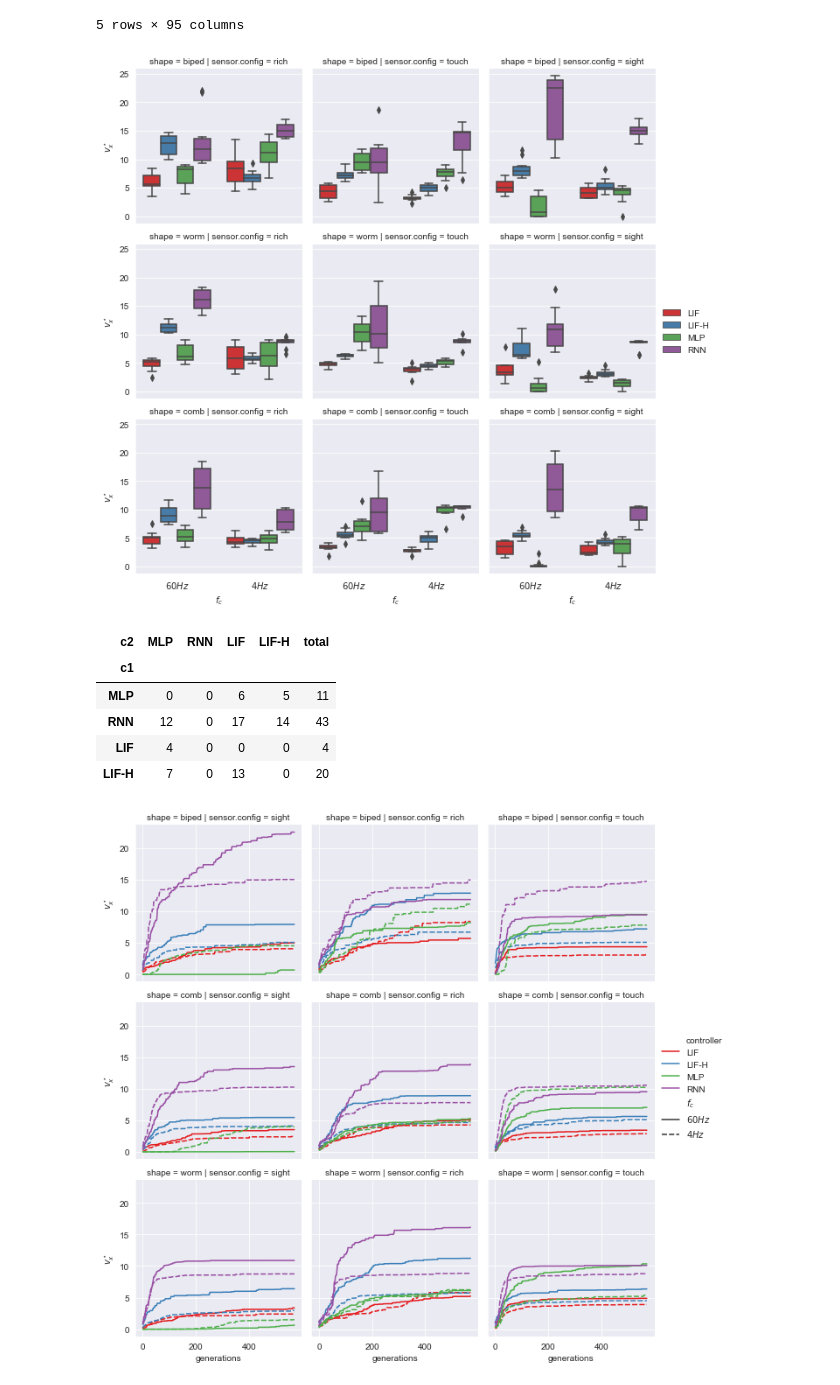
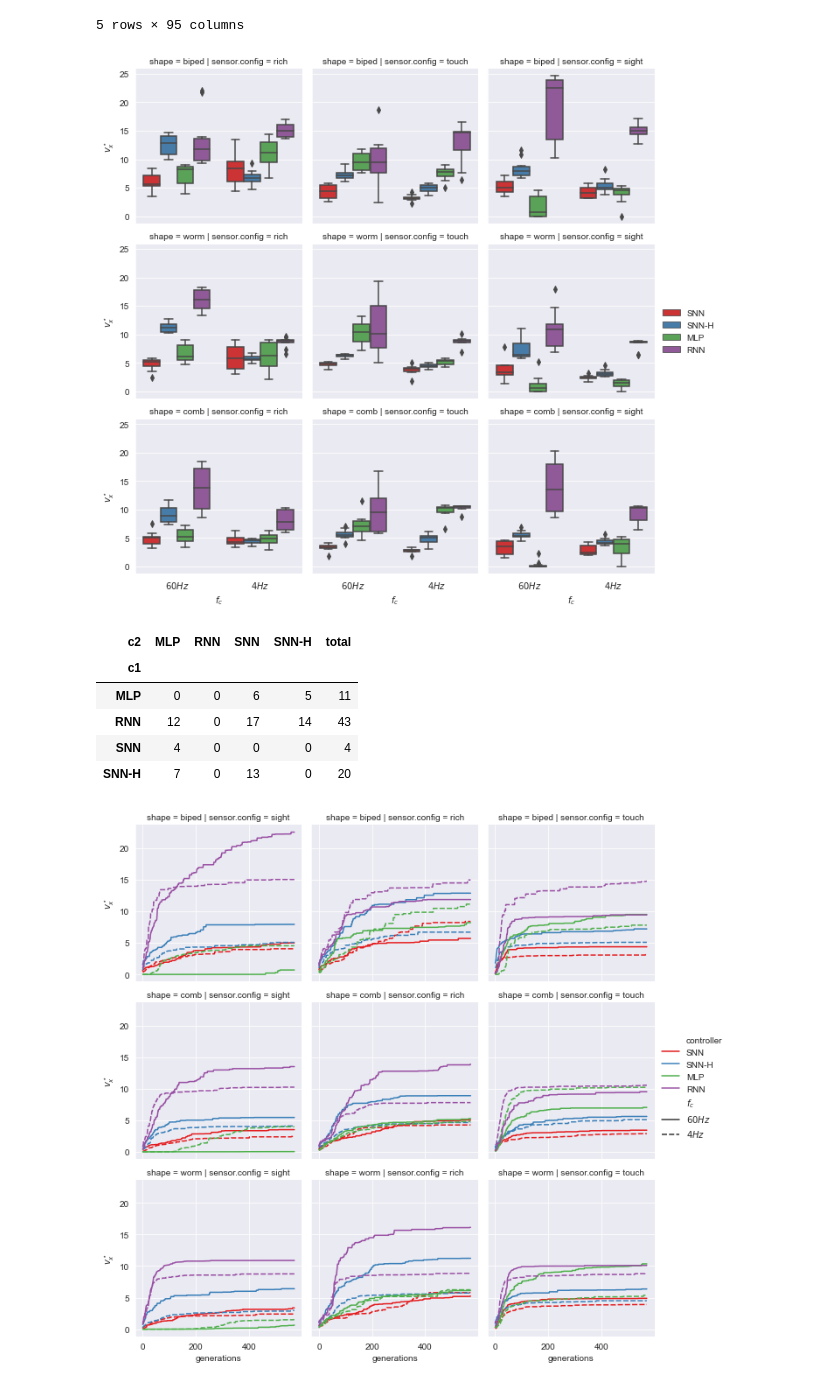
Before and after one commit to giorgia-nadizar/NeuralModelsVSR, a Jupyter notebook: results/data_analysis.ipynb, the cells around one changed output. Cells and saved outputs as stored; diff of their text form; code cells hidden in the pictures.

```diff
--- a/results/data_analysis.ipynb
+++ b/results/data_analysis.ipynb
@@ -11,6 +11,7 @@ from sklearn_extra.cluster import KMedoids
 # %%
 last = pd.read_csv("data/last.txt", sep=";")
 last["shape"] = last["shape"].apply(lambda x: x.split("-")[0])
+last["controller"] = last["controller"].apply(lambda x: x.replace("LIF", "SNN"))
 last["sensor.config"] = last["sensor.config"].apply(lambda x: x.split("-")[0].replace("spinedTouchSighted", "rich"))
 last["step"] = last["step"].apply(lambda x: "step" if x == "T" else "no-step")
 last["$f_c$"] = last["step"].apply(lambda x: "$4Hz$" if x == "step" else "$60Hz$")
@@ -30,44 +31,44 @@ g.add_legend()
 g.set_ylabels("$v_x^\star$")
 plt.show()
 # %% [output]
-[figure, old version]
+[figure, new version]
 # %%
 alpha = 0.05 / 16
 
 shapes = last["shape"].unique()
 sensors = last["sensor.config"].unique()
 steps = last["step"].unique()
 controllers = last["controller"].unique()
 
 p_list = []
 
 for c1 in controllers:
   for c2 in controllers:
     counter = 0
     if c1 != c2:
       for shape in shapes:
         for sensor in sensors:
           for step in steps:
             v1 = last[(last["shape"] == shape) & (last["sensor.config"] == sensor) & (last["step"] == step) & (
                 last["controller"] == c1)]["best.fitness.fitness"].to_list()
             v2 = last[(last["shape"] == shape) & (last["sensor.config"] == sensor) & (last["step"] == step) & (
                 last["controller"] == c2)]["best.fitness.fitness"].to_list()
             if mannwhitneyu(v1, v2, alternative="greater").pvalue < alpha:
               counter += 1
     p_list.append({"c1": c1, "c2": c2, "n": counter})
 
 p_df = pd.DataFrame.from_dict(p_list)
 p_df = p_df.pivot(index="c1", columns=["c2"], values="n")
-p_df = p_df[["MLP", "RNN", "LIF", "LIF-H"]]
-p_df = p_df.reindex(["MLP", "RNN", "LIF", "LIF-H"])
-p_df["total"] = p_df["MLP"] + p_df["RNN"] + p_df["LIF"] + p_df["LIF-H"]
+p_df = p_df[["MLP", "RNN", "SNN", "SNN-H"]]
+p_df = p_df.reindex(["MLP", "RNN", "SNN", "SNN-H"])
+p_df["total"] = p_df["MLP"] + p_df["RNN"] + p_df["SNN"] + p_df["SNN-H"]
 p_df
 # %% [output]
-| c2 | MLP | RNN | LIF | LIF-H | total |
+| c2 | MLP | RNN | SNN | SNN-H | total |
 | c1 |  |  |  |  |  |
 | MLP | 0 | 0 | 6 | 5 | 11 |
 | RNN | 12 | 0 | 17 | 14 | 43 |
-| LIF | 4 | 0 | 0 | 0 | 4 |
-| LIF-H | 7 | 0 | 13 | 0 | 20 |
+| SNN | 4 | 0 | 0 | 0 | 4 |
+| SNN-H | 7 | 0 | 13 | 0 | 20 |
 # %%
 best = pd.read_csv("data/best-evo.txt", sep=";")
```
Also changed, not shown: parts of 9 cells of this notebook.
